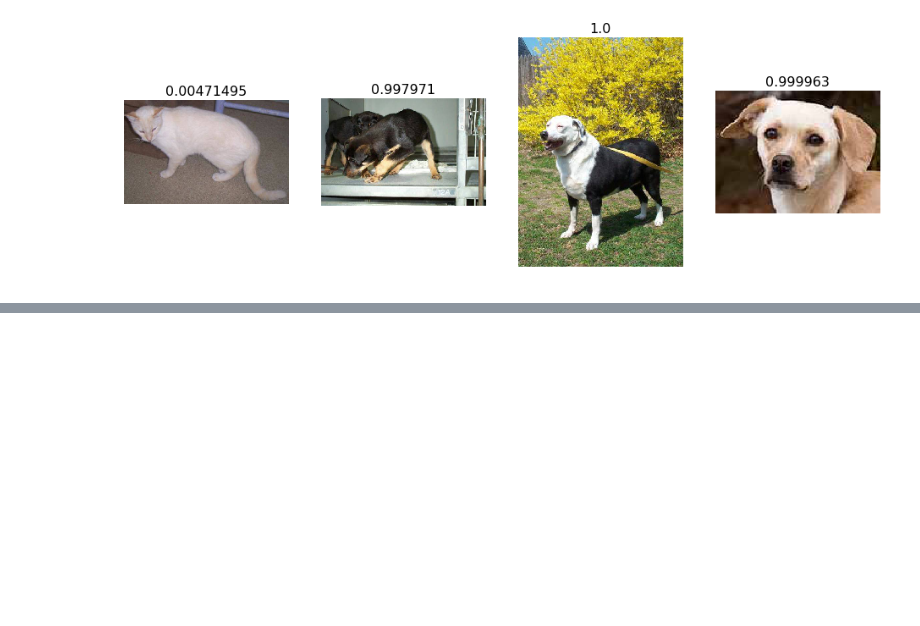
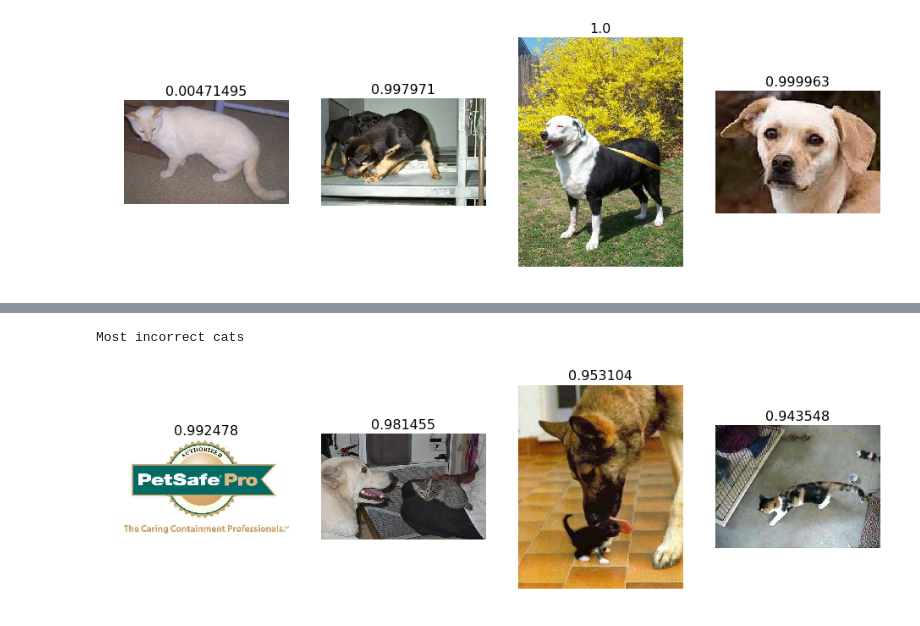
Before and after one commit to zaoyang/fastai, a Jupyter notebook: courses/dl1_redone/lesson1_redone.ipynb, the cells around one changed output, grey strips where cells are left out. Cells and saved outputs as stored; diff of their text form; code cells hidden in the pictures; blank space fills up the shorter version.

```diff
--- a/courses/dl1_redone/lesson1_redone.ipynb
+++ b/courses/dl1_redone/lesson1_redone.ipynb
@@ -193,0 +218,5 @@ Correctly classified
+# %%
+plot_val_with_title(most_by_correct(0, False), "Most incorrect cats ")
+# %% [output]
+Most incorrect cats
+[figure, added]
```
Also changed, not shown: parts of 15 cells of this notebook.
